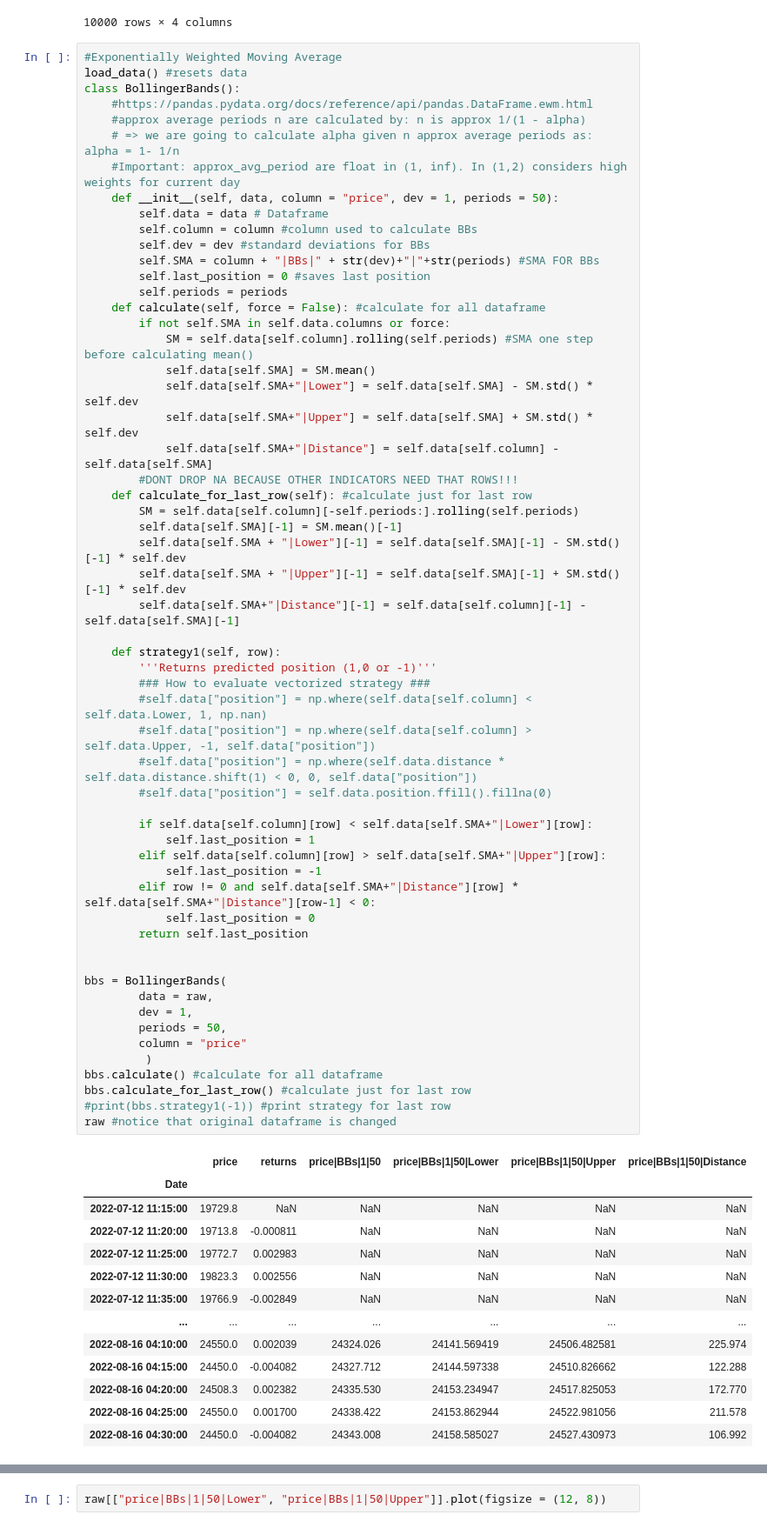
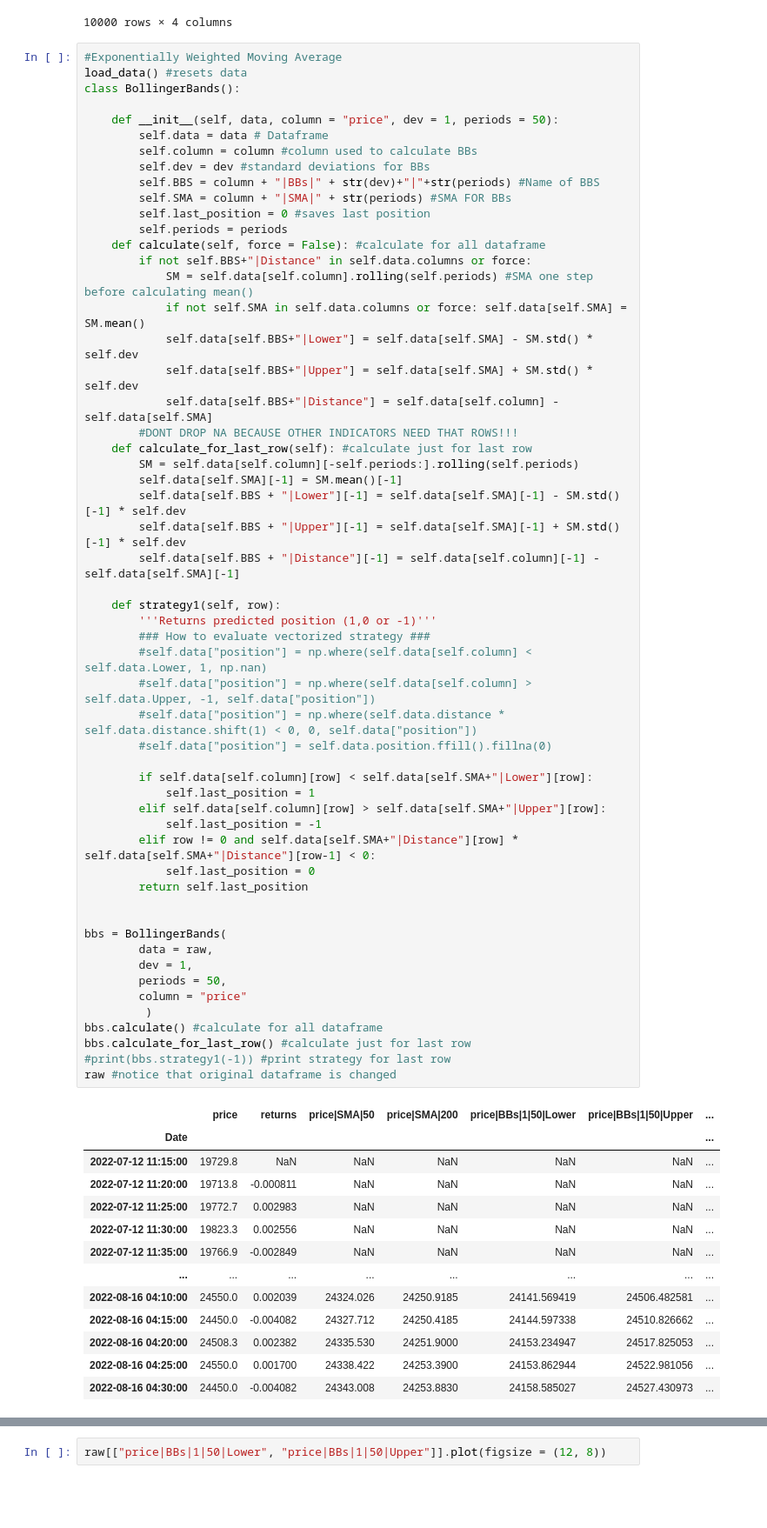
Before and after one commit to mauricioavs/trading-bot, a Jupyter notebook: Technical Indicators.ipynb, the cells around one changed output, grey strips where cells are left out. Shown at 87% size. Drawn from its saved outputs; the diff is of its cells as text; blank space fills up the shorter version.

```diff
--- a/Technical Indicators.ipynb
+++ b/Technical Indicators.ipynb
@@ -147,70 +147,68 @@ raw #notice that original dataframe is changed
 #Exponentially Weighted Moving Average
 load_data() #resets data
 class BollingerBands():
-    #https://pandas.pydata.org/docs/reference/api/pandas.DataFrame.ewm.html
-    #approx average periods n are calculated by: n is approx 1/(1 - alpha)
-    # => we are going to calculate alpha given n approx average periods as: alpha = 1- 1/n
-    #Important: approx_avg_period are float in (1, inf). In (1,2) considers high weights for current day
+
     def __init__(self, data, column = "price", dev = 1, periods = 50):
         self.data = data # Dataframe
         self.column = column #column used to calculate BBs
         self.dev = dev #standard deviations for BBs
-        self.SMA = column + "|BBs|" + str(dev)+"|"+str(periods) #SMA FOR BBs
+        self.BBS = column + "|BBs|" + str(dev)+"|"+str(periods) #Name of BBS
+        self.SMA = column + "|SMA|" + str(periods) #SMA FOR BBs
         self.last_position = 0 #saves last position
         self.periods = periods
     def calculate(self, force = False): #calculate for all dataframe
-        if not self.SMA in self.data.columns or force:
+        if not self.BBS+"|Distance" in self.data.columns or force:
             SM = self.data[self.column].rolling(self.periods) #SMA one step before calculating mean()
-            self.data[self.SMA] = SM.mean()
-            self.data[self.SMA+"|Lower"] = self.data[self.SMA] - SM.std() * self.dev
-            self.data[self.SMA+"|Upper"] = self.data[self.SMA] + SM.std() * self.dev
-            self.data[self.SMA+"|Distance"] = self.data[self.column] - self.data[self.SMA]
+            if not self.SMA in self.data.columns or force: self.data[self.SMA] = SM.mean()
+            self.data[self.BBS+"|Lower"] = self.data[self.SMA] - SM.std() * self.dev
+            self.data[self.BBS+"|Upper"] = self.data[self.SMA] + SM.std() * self.dev
+            self.data[self.BBS+"|Distance"] = self.data[self.column] - self.data[self.SMA]
         #DONT DROP NA BECAUSE OTHER INDICATORS NEED THAT ROWS!!!
     def calculate_for_last_row(self): #calculate just for last row
         SM = self.data[self.column][-self.periods:].rolling(self.periods)
         self.data[self.SMA][-1] = SM.mean()[-1]
-        self.data[self.SMA + "|Lower"][-1] = self.data[self.SMA][-1] - SM.std()[-1] * self.dev
-        self.data[self.SMA + "|Upper"][-1] = self.data[self.SMA][-1] + SM.std()[-1] * self.dev
-        self.data[self.SMA+"|Distance"][-1] = self.data[self.column][-1] - self.data[self.SMA][-1]
+        self.data[self.BBS + "|Lower"][-1] = self.data[self.SMA][-1] - SM.std()[-1] * self.dev
+        self.data[self.BBS + "|Upper"][-1] = self.data[self.SMA][-1] + SM.std()[-1] * self.dev
+        self.data[self.BBS + "|Distance"][-1] = self.data[self.column][-1] - self.data[self.SMA][-1]
 
     def strategy1(self, row):
         '''Returns predicted position (1,0 or -1)'''
         ### How to evaluate vectorized strategy ###
         #self.data["position"] = np.where(self.data[self.column] < self.data.Lower, 1, np.nan)
         #self.data["position"] = np.where(self.data[self.column] > self.data.Upper, -1, self.data["position"])
         #self.data["position"] = np.where(self.data.distance * self.data.distance.shift(1) < 0, 0, self.data["position"])
         #self.data["position"] = self.data.position.ffill().fillna(0)
 
         if self.data[self.column][row] < self.data[self.SMA+"|Lower"][row]:
             self.last_position = 1
         elif self.data[self.column][row] > self.data[self.SMA+"|Upper"][row]:
             self.last_position = -1
         elif row != 0 and self.data[self.SMA+"|Distance"][row] * self.data[self.SMA+"|Distance"][row-1] < 0:
             self.last_position = 0
         return self.last_position
 
 
 bbs = BollingerBands(
         data = raw,
         dev = 1,
         periods = 50,
         column = "price"
          )
 bbs.calculate() #calculate for all dataframe
 bbs.calculate_for_last_row() #calculate just for last row
 #print(bbs.strategy1(-1)) #print strategy for last row
 raw #notice that original dataframe is changed
 # %% [output]
-|  | price | returns | price|BBs|1|50 | price|BBs|1|50|Lower | price|BBs|1|50|Upper | price|BBs|1|50|Distance |
-| Date |  |  |  |  |  |  |
-| 2022-07-12 11:15:00 | 19729.8 | NaN | NaN | NaN | NaN | NaN |
-| 2022-07-12 11:20:00 | 19713.8 | -0.000811 | NaN | NaN | NaN | NaN |
-| 2022-07-12 11:25:00 | 19772.7 | 0.002983 | NaN | NaN | NaN | NaN |
-| 2022-07-12 11:30:00 | 19823.3 | 0.002556 | NaN | NaN | NaN | NaN |
-| 2022-07-12 11:35:00 | 19766.9 | -0.002849 | NaN | NaN | NaN | NaN |
-| ... | ... | ... | ... | ... | ... | ... |
-| 2022-08-16 04:10:00 | 24550.0 | 0.002039 | 24324.026 | 24141.569419 | 24506.482581 | 225.974 |
-| 2022-08-16 04:15:00 | 24450.0 | -0.004082 | 24327.712 | 24144.597338 | 24510.826662 | 122.288 |
-| 2022-08-16 04:20:00 | 24508.3 | 0.002382 | 24335.530 | 24153.234947 | 24517.825053 | 172.770 |
-| 2022-08-16 04:25:00 | 24550.0 | 0.001700 | 24338.422 | 24153.862944 | 24522.981056 | 211.578 |
-| 2022-08-16 04:30:00 | 24450.0 | -0.004082 | 24343.008 | 24158.585027 | 24527.430973 | 106.992 |
+|  | price | returns | price|SMA|50 | price|SMA|200 | price|BBs|1|50|Lower | price|BBs|1|50|Upper | ... |
+| Date |  |  |  |  |  |  | ... |
+| 2022-07-12 11:15:00 | 19729.8 | NaN | NaN | NaN | NaN | NaN | ... |
+| 2022-07-12 11:20:00 | 19713.8 | -0.000811 | NaN | NaN | NaN | NaN | ... |
+| 2022-07-12 11:25:00 | 19772.7 | 0.002983 | NaN | NaN | NaN | NaN | ... |
+| 2022-07-12 11:30:00 | 19823.3 | 0.002556 | NaN | NaN | NaN | NaN | ... |
+| 2022-07-12 11:35:00 | 19766.9 | -0.002849 | NaN | NaN | NaN | NaN | ... |
+| ... | ... | ... | ... | ... | ... | ... | ... |
+| 2022-08-16 04:10:00 | 24550.0 | 0.002039 | 24324.026 | 24250.9185 | 24141.569419 | 24506.482581 | ... |
+| 2022-08-16 04:15:00 | 24450.0 | -0.004082 | 24327.712 | 24250.4185 | 24144.597338 | 24510.826662 | ... |
+| 2022-08-16 04:20:00 | 24508.3 | 0.002382 | 24335.530 | 24251.9000 | 24153.234947 | 24517.825053 | ... |
+| 2022-08-16 04:25:00 | 24550.0 | 0.001700 | 24338.422 | 24253.3900 | 24153.862944 | 24522.981056 | ... |
+| 2022-08-16 04:30:00 | 24450.0 | -0.004082 | 24343.008 | 24253.8830 | 24158.585027 | 24527.430973 | ... |
```
Also changed, not shown: parts of 1 cell of this notebook, 1 other file.
